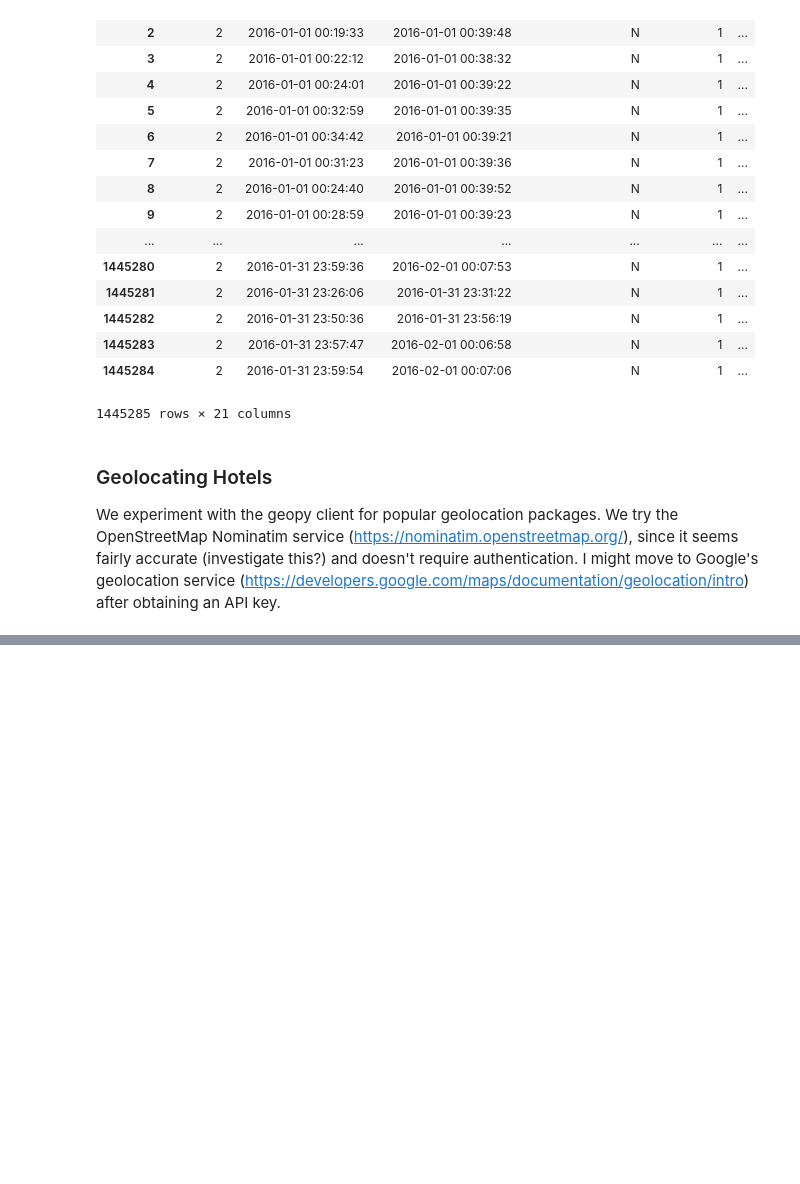
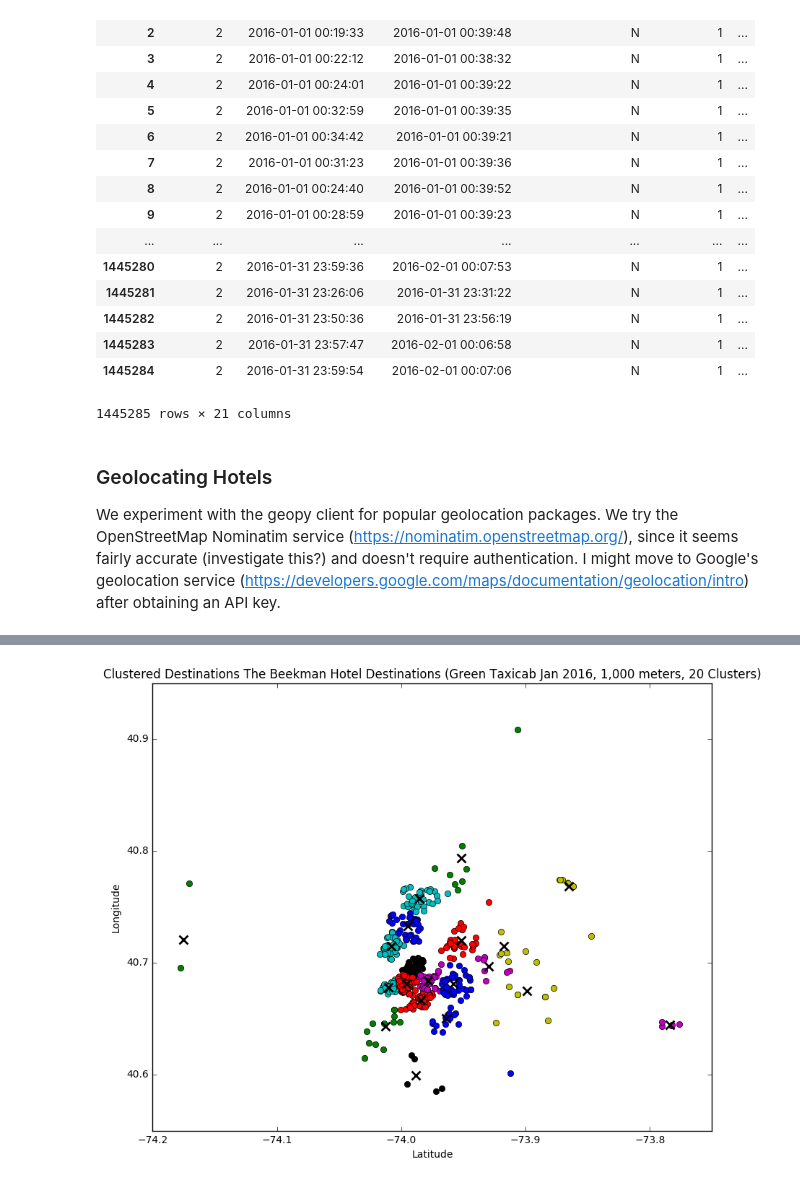
Before and after one commit to djsaunde/NYCHotelData, a Jupyter notebook: code/NYC Data Experiment.ipynb, the cells around one changed output, grey strips where cells are left out. Drawn from its saved outputs; the diff is of its cells as text; code cells hidden in the pictures; blank space fills up the shorter version.

```diff
--- a/code/NYC Data Experiment.ipynb
+++ b/code/NYC Data Experiment.ipynb
@@ -323,0 +305,4 @@ Wall time: 1min 3s
+# %%
+visualize_clustering(destinations.T, 20, 'The Beekman Hotel Destinations (Green Taxicab Jan 2016, 1,000 meters, 20 Clusters)')
+# %% [output]
+[figure, added]
```
Also changed, not shown: parts of 34 cells of this notebook, 1 other file.
